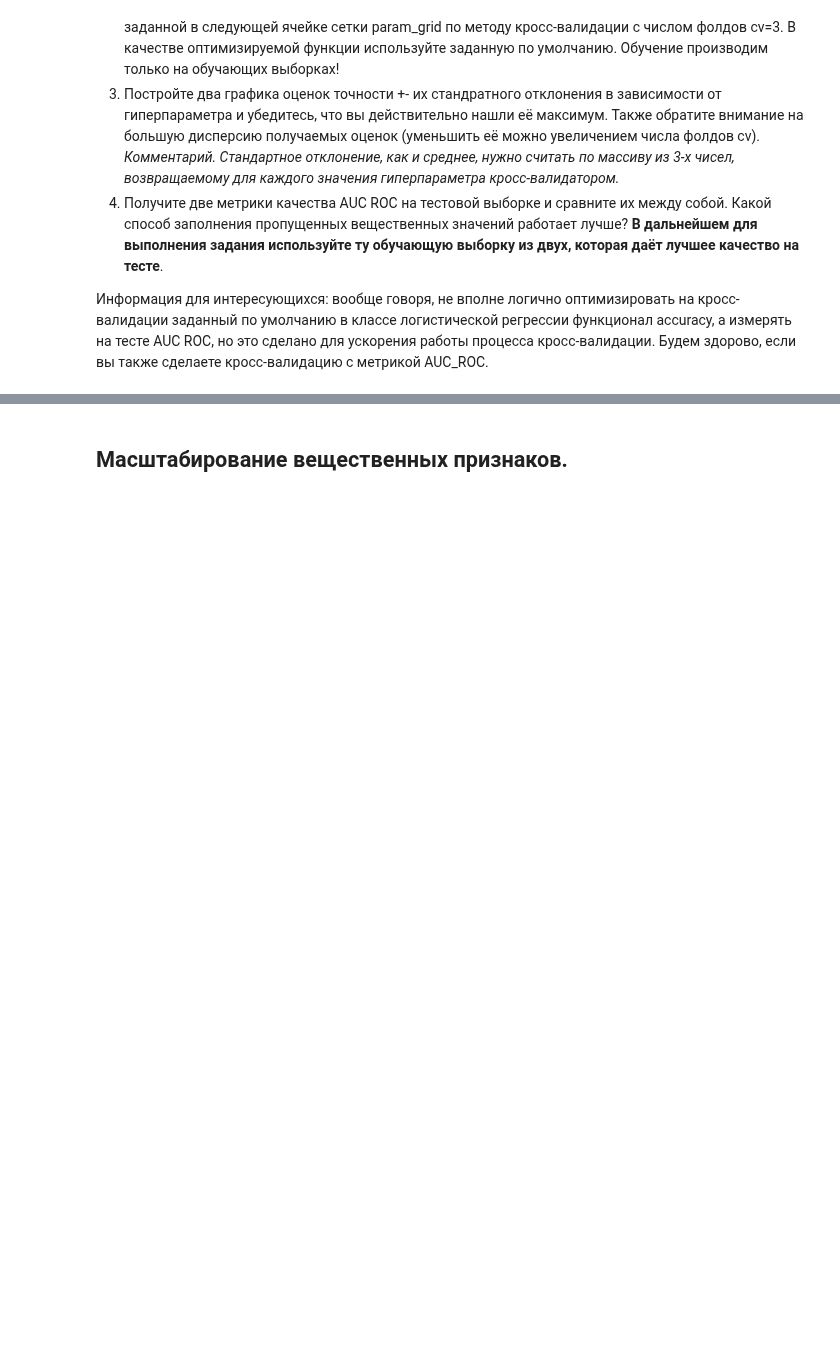
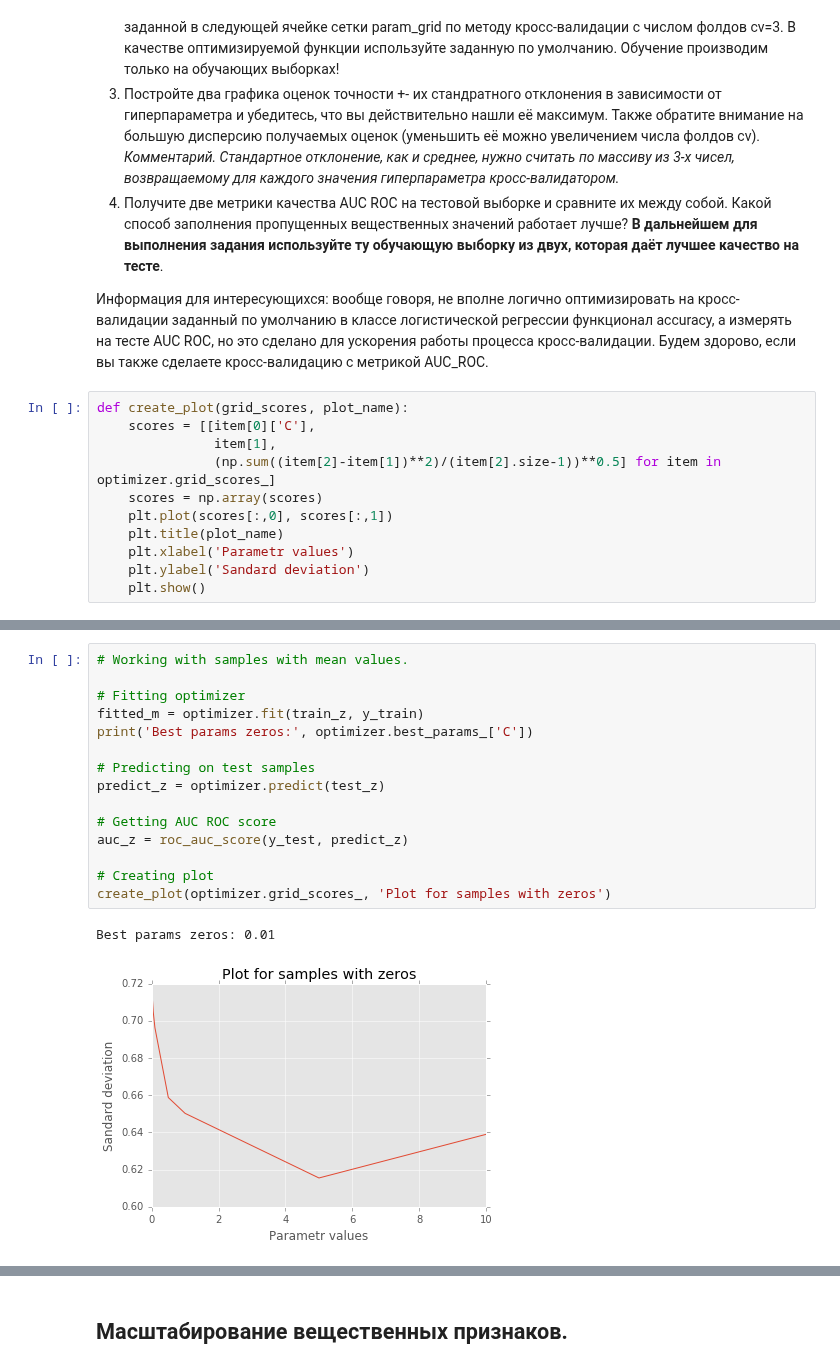
Before and after one commit to dbulgakov/HSE_DataMiningHW, a Jupyter notebook: DataAnalysis/Homeworks/Solutions/HW5/HW5_solution.ipynb, the cells around one changed output, grey strips where cells are left out. Drawn from its saved outputs; the diff is of its cells as text; blank space fills up the shorter version.

```diff
--- a/DataAnalysis/Homeworks/Solutions/HW5/HW5_solution.ipynb
+++ b/DataAnalysis/Homeworks/Solutions/HW5/HW5_solution.ipynb
@@ -173,6 +215,17 @@ test_features_z = dv.transform(data_test_z.T.to_dict().values()).toarray()
 4. Получите две метрики качества AUC ROC на тестовой выборке и сравните их между собой. Какой способ заполнения пропущенных вещественных значений работает лучше? __В дальнейшем для выполнения задания используйте ту обучающую выборку из двух, которая даёт лучшее качество на тесте__.
 
 Информация для интересующихся: вообще говоря, не вполне логично оптимизировать на кросс-валидации заданный по умолчанию в классе логистической регрессии функционал accuracy, а измерять на тесте AUC ROC, но это сделано для ускорения работы процесса кросс-валидации. Будем здорово, если вы также сделаете кросс-валидацию с метрикой AUC_ROC.
+# %%
+def create_plot(grid_scores, plot_name):
+    scores = [[item[0]['C'],
+               item[1],
+               (np.sum((item[2]-item[1])**2)/(item[2].size-1))**0.5] for item in optimizer.grid_scores_]
+    scores = np.array(scores)
+    plt.plot(scores[:,0], scores[:,1])
+    plt.title(plot_name)
+    plt.xlabel('Parametr values')
+    plt.ylabel('Sandard deviation')
+    plt.show()
 # %%
 from sklearn.linear_model import LogisticRegression
 from sklearn.grid_search import GridSearchCV
@@ -184,0 +275,18 @@ cv = 3
+# %%
+# Working with samples with mean values.
+
+# Fitting optimizer
+fitted_m = optimizer.fit(train_z, y_train)
+print('Best params zeros:', optimizer.best_params_['C'])
+
+# Predicting on test samples
+predict_z = optimizer.predict(test_z)
+
+# Getting AUC ROC score
+auc_z = roc_auc_score(y_test, predict_z)
+
+# Creating plot
+create_plot(optimizer.grid_scores_, 'Plot for samples with zeros')
+# %% [output]
+Best params zeros: 0.01
+[figure, added]
```
Also changed, not shown: parts of 24 cells of this notebook.
